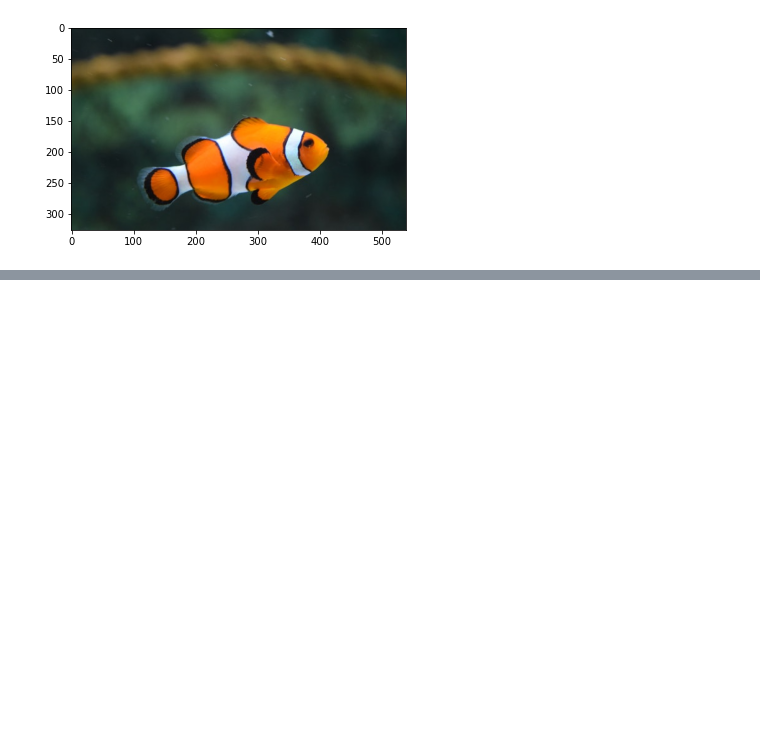
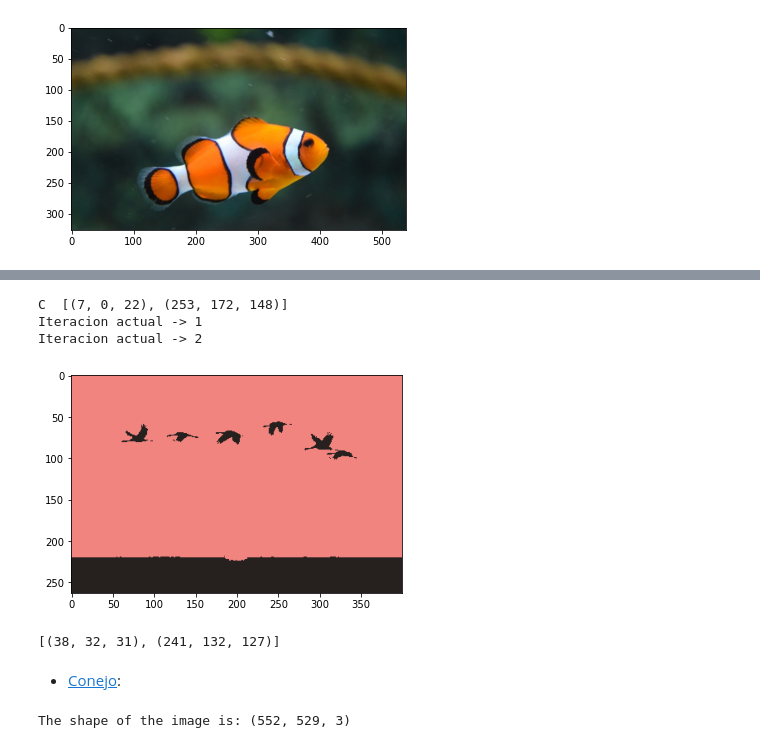
Before and after one commit to VivianGomez/t3_segmentation, a Jupyter notebook: t3_segmentation.ipynb, the cells around one changed output, grey strips where cells are left out. Saved outputs shown, nothing was run; the diff lists cells and outputs as text; code cells hidden in the pictures; blank space fills up the shorter version.

```diff
--- a/t3_segmentation.ipynb
+++ b/t3_segmentation.ipynb
@@ -67,0 +105,15 @@ Iteracion actual -> 7
+# %%
+seg.kmeans(2, img2, 25, 1, False, [(7, 0, 22), (253, 172, 148)])
+# %% [output]
+C  [(7, 0, 22), (253, 172, 148)]
+Iteracion actual -> 1
+Iteracion actual -> 2
+[figure, added]
+[(38, 32, 31), (241, 132, 127)]
+# %% [markdown]
+- [Conejo](https://raw.githubusercontent.com/VivianGomez/t3_segmentation/master/utils/images/b.jpg):
+# %%
+url3 = "https://raw.githubusercontent.com/VivianGomez/t3_segmentation/master/utils/images/b.jpg"
+img3 = seg.download_image(url3)
+# %% [output]
+The shape of the image is: (552, 529, 3)
```
Also changed, not shown: parts of 24 cells of this notebook, 1 other file.
